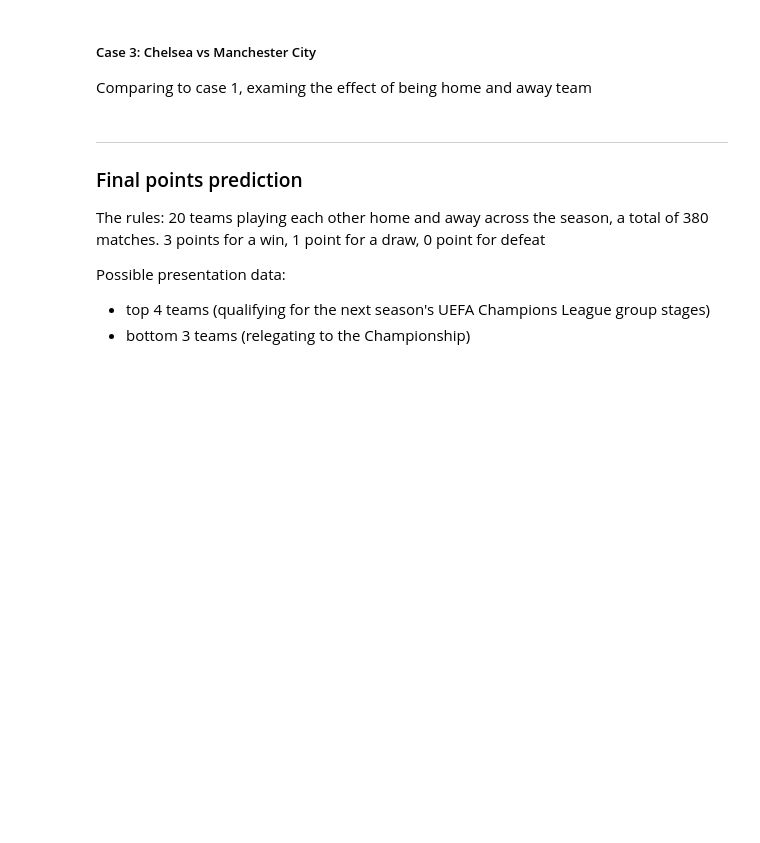
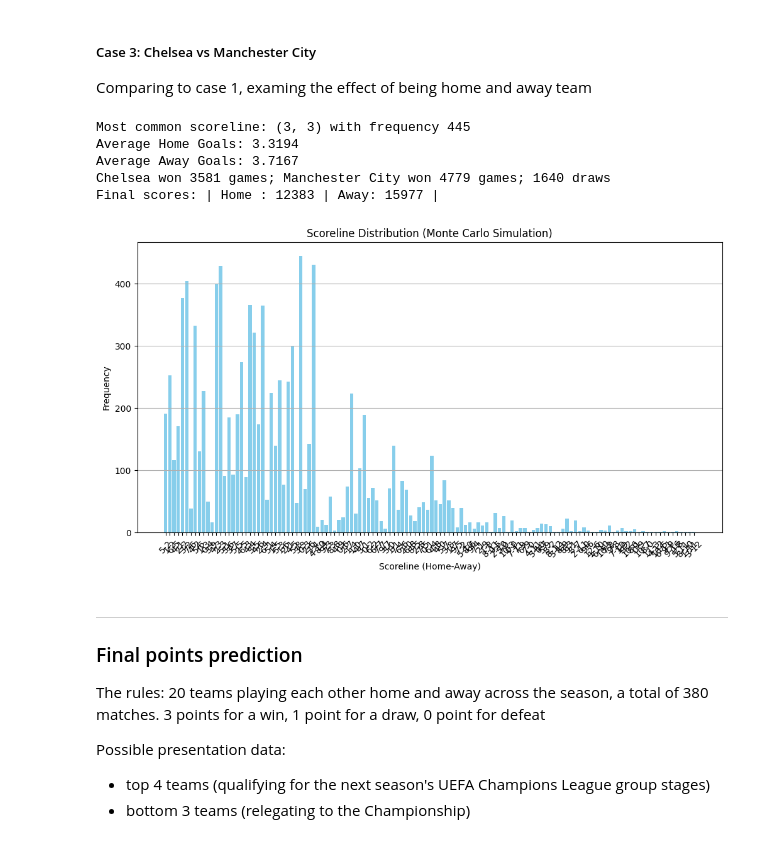
Before and after one commit to ZichengLiang/JLLA_Probablity, a Jupyter notebook: JLLA.ipynb, the cells around one changed output. Cells and saved outputs as stored; diff of their text form; code cells hidden in the pictures; blank space fills up the shorter version.

```diff
--- a/JLLA.ipynb
+++ b/JLLA.ipynb
@@ -715,7 +794,14 @@ test_single_game_simulation("Manchester City", "Ipswich Town", 1000)
 ##### Case 3: Chelsea vs Manchester City
 Comparing to case 1, examing the effect of being home and away team
 # %%
-test_single_game_simulation("Chelsea", "Manchester City", 1000)
+test_single_game_simulation("Chelsea", "Manchester City", 10000)
+# %% [output]
+Most common scoreline: (3, 3) with frequency 445
+Average Home Goals: 3.3194
+Average Away Goals: 3.7167
+Chelsea won 3581 games; Manchester City won 4779 games; 1640 draws
+Final scores: | Home : 12383 | Away: 15977 |
+[figure, added]
 # %% [markdown]
 ----
 ### Final points prediction
```
Also changed, not shown: parts of 8 cells of this notebook, 24 other files.
